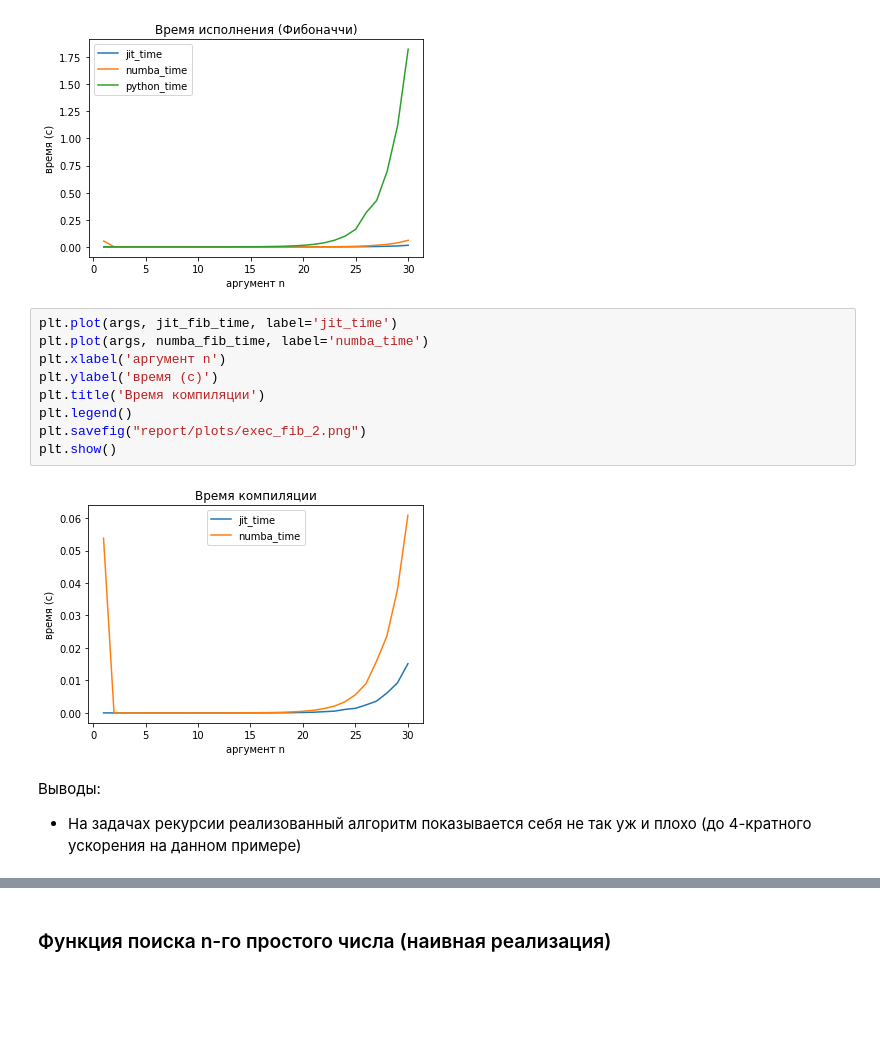
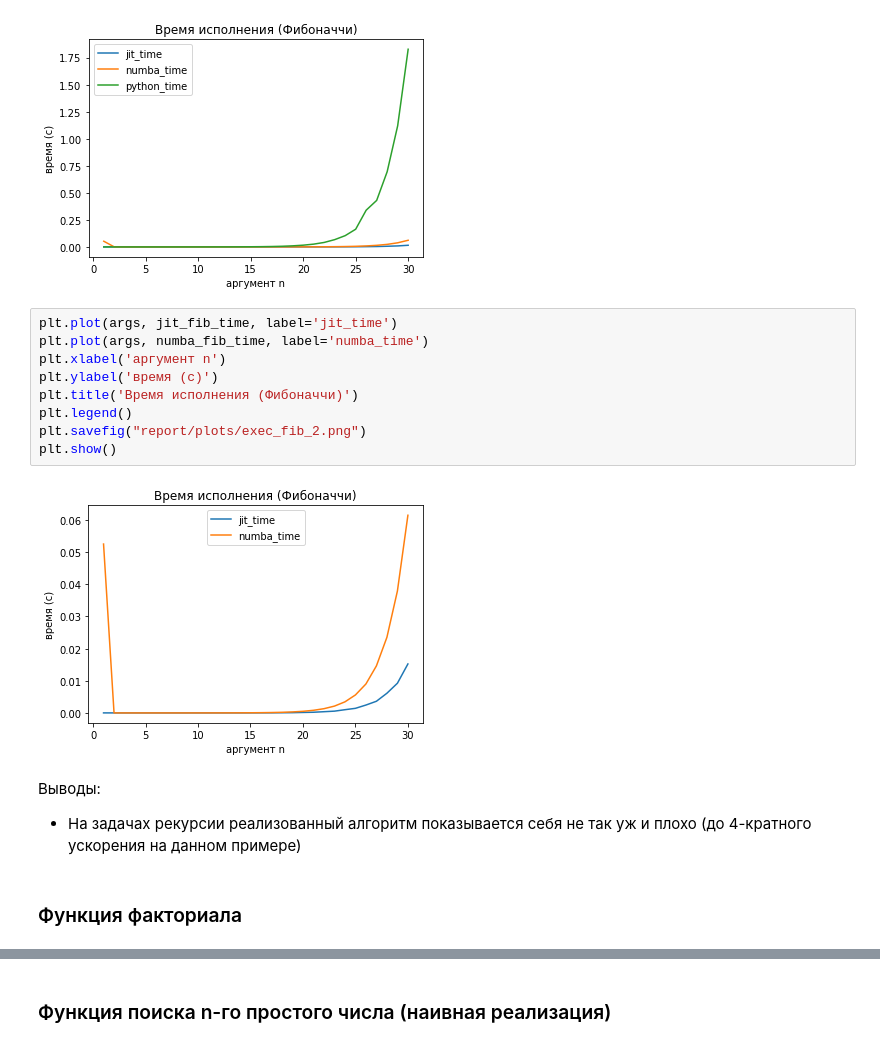
Before and after one commit to PenzaStreetGames/MetaStruct, a Jupyter notebook: performance.ipynb, the cells around one changed output, grey strips where cells are left out. Cells and saved outputs as stored; diff of their text form; blank space fills up the shorter version.

```diff
--- a/performance.ipynb
+++ b/performance.ipynb
@@ -292,15 +310,17 @@ plt.show()
 # %%
 plt.plot(args, jit_fib_time, label='jit_time')
 plt.plot(args, numba_fib_time, label='numba_time')
 plt.xlabel('аргумент n')
 plt.ylabel('время (с)')
-plt.title('Время компиляции')
+plt.title('Время исполнения (Фибоначчи)')
 plt.legend()
 plt.savefig("report/plots/exec_fib_2.png")
 plt.show()
 # %% [output]
-[figure, old version]
+[figure, new version]
 # %% [markdown]
 Выводы:
 * На задачах рекурсии реализованный алгоритм показывается себя не так уж и плохо
 (до 4-кратного ускорения на данном примере)
+# %% [markdown]
+### Функция факториала
```
Also changed, not shown: parts of 6 cells of this notebook, 10 other files.
